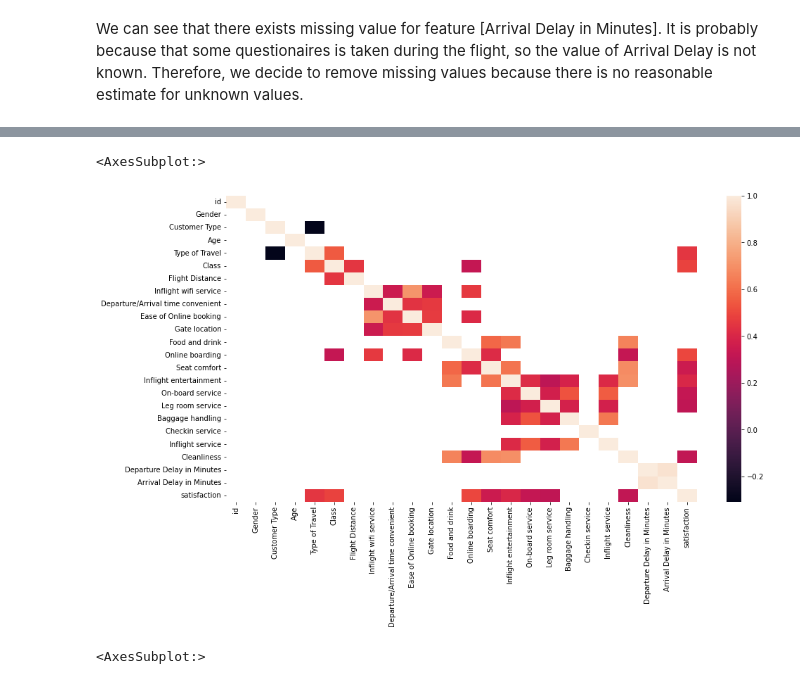
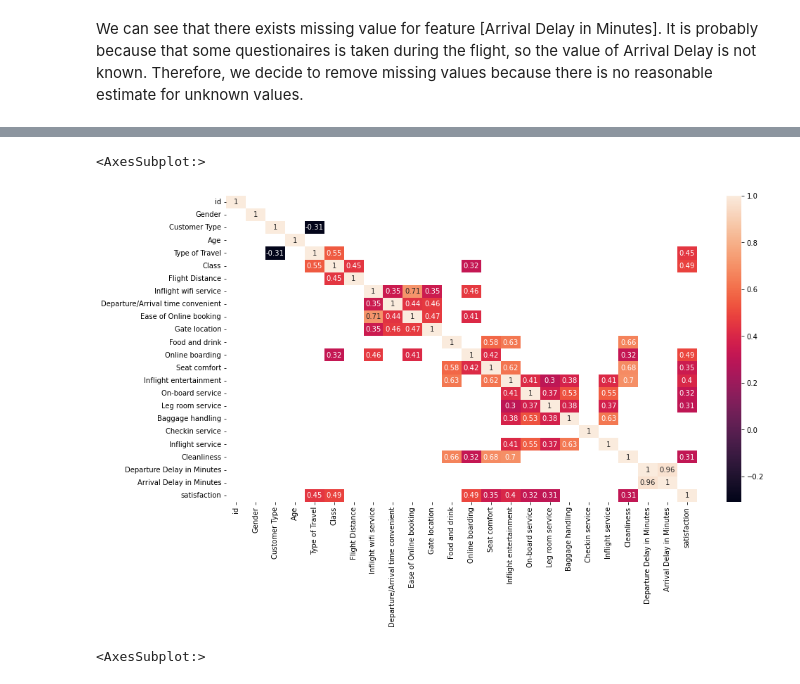
Before and after one commit to cgx242/Airline-Passenger-Satisfaction-Analysis, a Jupyter notebook: doc/Project with more EDA.ipynb, the cells around one changed output, grey strips where cells are left out. Drawn from its saved outputs; the diff is of its cells as text; code cells hidden in the pictures.

```diff
--- a/doc/Project with more EDA.ipynb
+++ b/doc/Project with more EDA.ipynb
@@ -199,10 +200,10 @@ sns.heatmap(train_corr[train_corr.abs() > 0.3])
 # %%
 test_corr = test_data.corr()
 plt.figure(figsize = (15,8))
-sns.heatmap(test_corr[test_corr.abs() > 0.3])
+sns.heatmap(test_corr[test_corr.abs() > 0.3], annot = True)
 # %% [output]
 <AxesSubplot:>
-[figure, old version]
+[figure, new version]
 # %%
 train_data1.corrwith(train_data1['satisfaction']) \
     .sort_values(ascending=True)[:-1] \
```
Also changed, not shown: parts of 22 cells of this notebook, 1 other file.
